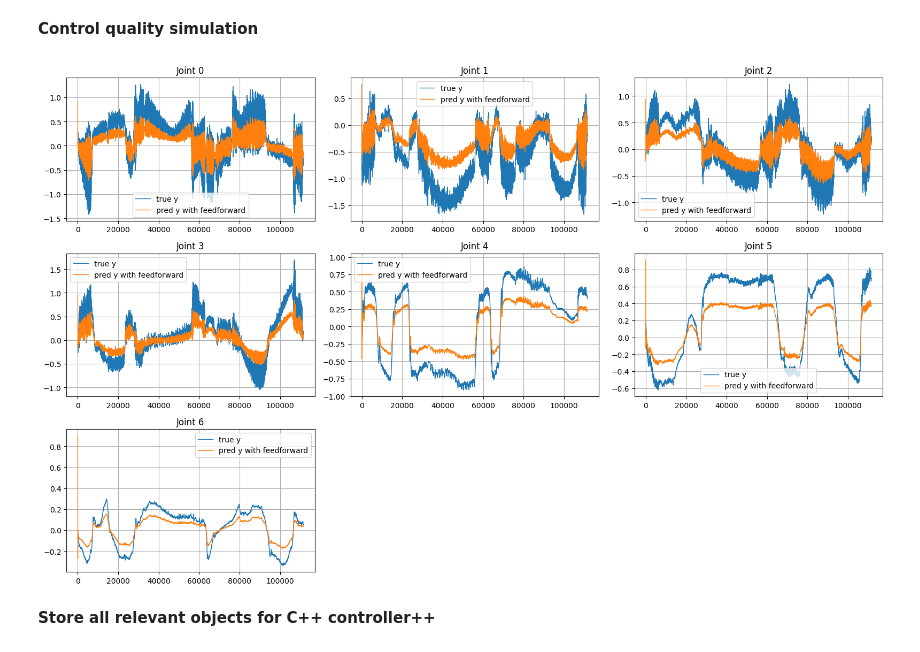
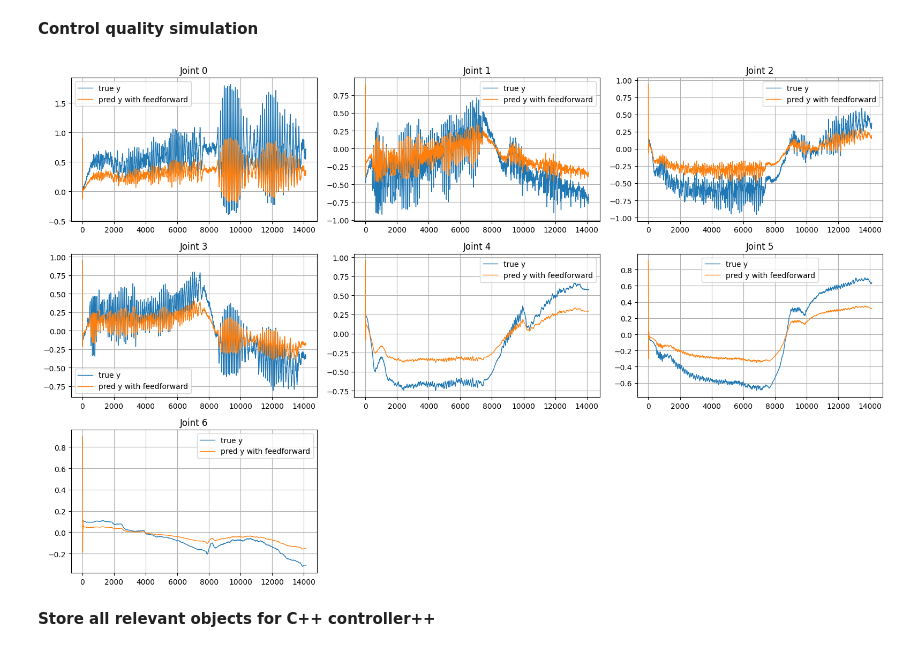
Before and after one commit to Anthony7-Ho/nonlinear_deepc_controller, a Jupyter notebook: data_processing/1joint_predictor.ipynb, the cells around one changed output. Cells and saved outputs as stored; diff of their text form; code cells hidden in the pictures.

Commit message:
Implemented friction compensation in C++

```diff
--- a/data_processing/1joint_predictor.ipynb
+++ b/data_processing/1joint_predictor.ipynb
@@ -255,7 +252,7 @@ Joint 6: original cols=95773, subsampled cols=100
 **Load validation data**
 # %%
 # Load data
-valid_data = pd.read_csv("tau_log_validation.csv")
+valid_data = pd.read_csv("/home/anthony-ho/franka_ros2_ws/src/nonlinear_deepc_controller/performance_evaluation/tau_ext_test.csv")
 
 # put 'label' as the row index
 valid_data = valid_data.set_index("label")
@@ -368,6 +365,10 @@ for j in range(num_joints):
 
     # A = lambda_g * I + lambda_k * Kg^T Kg
     A = (lambda_g * np.eye(Hc) + lambda_k * (Kg.T @ Kg))
+
+    w = np.linalg.eigvalsh(A)   # symmetric eigenvalue solver
+    print("min eigenvalue of A:", w.min())
+
     A_factor = cho_factor(A, lower=True, check_finite=False)
 
     # Predictions for this joint
@@ -515,35 +516,35 @@ for j in range(num_joints):
 
         # RBF vector
         k_vec = build_k_rbf_full(xy_ini_full, X_sub, X_col_norm2, best_gamma_rbf)
 
         # Closed-form g*
         rhs = lambda_k * (Kg.T @ k_vec)
         g_star = cho_solve(A_factor, rhs, check_finite=False)
 
         # Predict next friction
         y_future_pred = Hy_future_sub @ g_star
         y_pred[k] = y_future_pred[0]
 
         # Update buffers
         # shift left and append new real values
         u_buffer = np.roll(u_buffer, -1)
         y_buffer = np.roll(y_buffer, -1)
-        u_buffer[-1] = u_test[k] + y_pred[k] # Friction compensation
+        u_buffer[-1] = u_test[k] - y_pred[k] # Friction compensation
         y_buffer[-1] = y_test[k] - y_pred[k] # real measured friction
 
     # Plot
     plt.subplot(3, 3, j+1)
     t = np.arange(T_test)
     plt.plot(t, y_test, label="true y", linewidth=1)
     plt.plot(t, y_pred, label="pred y with feedforward", linewidth=1)
     plt.title(f"Joint {j}")
     plt.grid(True)
     plt.legend()
 
 plt.tight_layout()
 plt.show()
 # %% [output]
-[figure, old version]
+[figure, new version]
 # %% [markdown]
 **Store all relevant objects for C++ controller++**
 # %%
```
Also changed, not shown: parts of 4 cells of this notebook, 7 other files.
